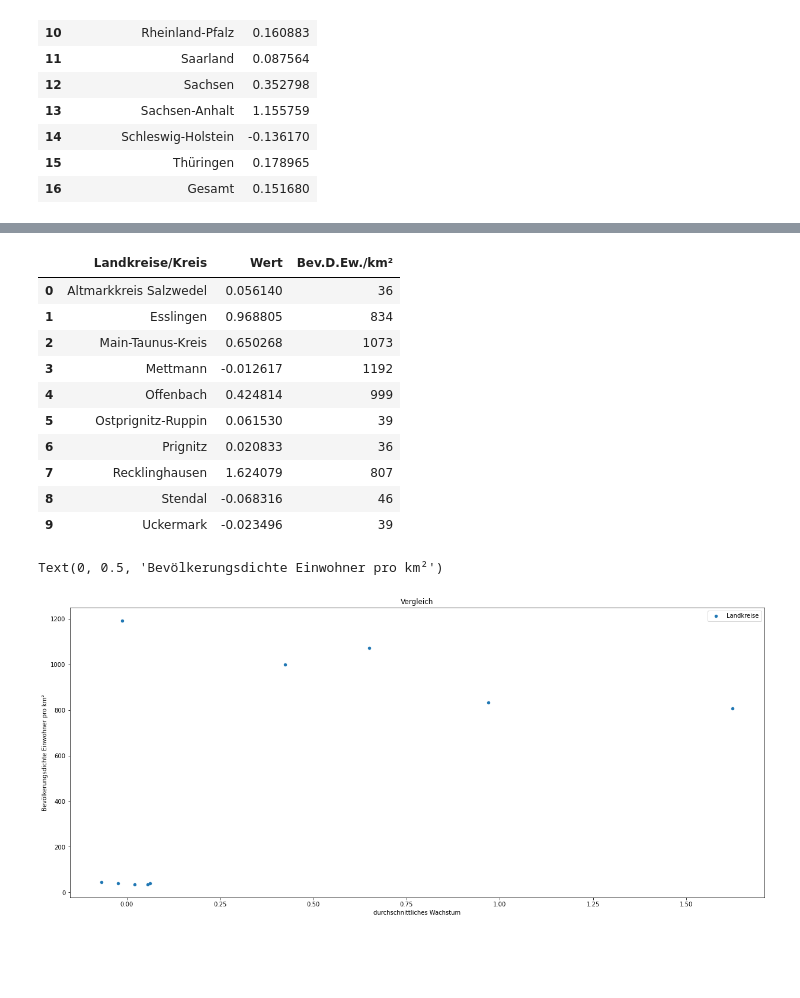
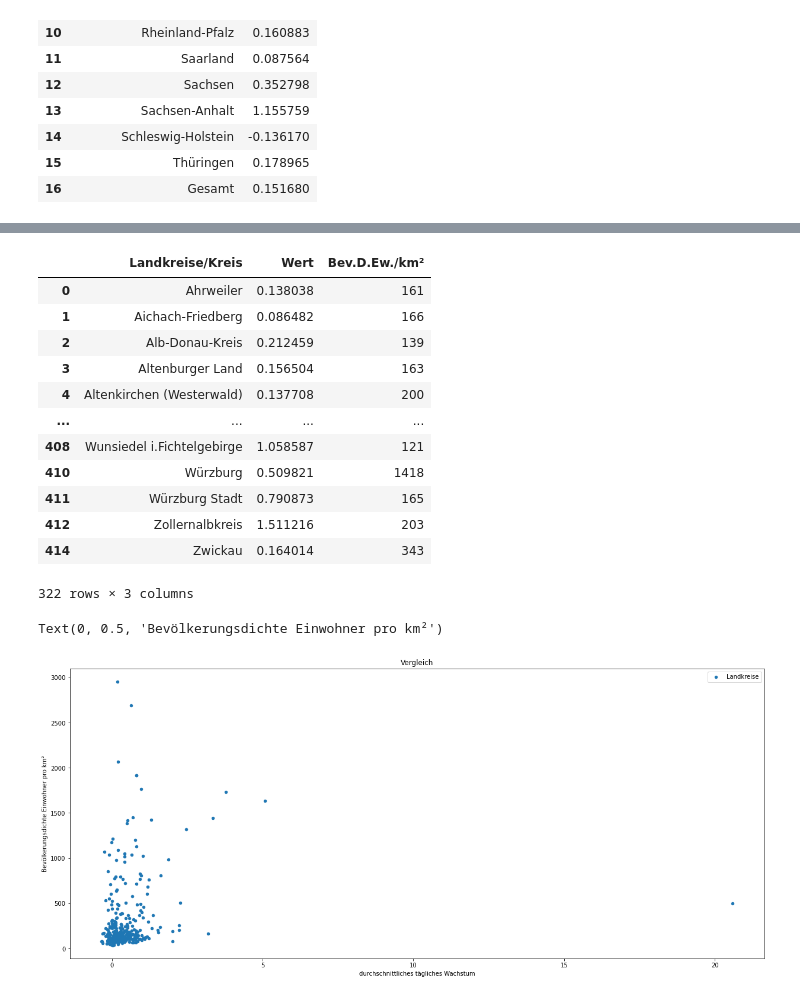
Before and after one commit to Jubo30/Data-Science-Project, a Jupyter notebook: Täglicher Zuwachs Deutschland.ipynb, the cells around one changed output, grey strips where cells are left out. Saved outputs shown, nothing was run; the diff lists cells and outputs as text; code cells hidden in the pictures; blank space fills up the shorter version.

```diff
--- a/Täglicher Zuwachs Deutschland.ipynb
+++ b/Täglicher Zuwachs Deutschland.ipynb
@@ -982,14 +983,21 @@ See the caveats in the documentation: https://pandas.pydata.org/pandas-docs/stab
 | 22000 | Stendal | 105 | 93.7651 | 6 | 5.358 | 2020-05-08 | ... |
 | 21967 | Stendal | 106 | 94.6581 | 6 | 5.358 | 2020-05-18 | ... |
 | 21939 | Stendal | 107 | 95.5511 | 6 | 5.358 | 2020-06-05 | ... |
-# %%
-dichte = pd.read_csv('dichte.csv')
-dichte = dichte.drop(columns = ['KrS','UZ','BL','Kreissitz','Einw.','Fl.in km²','Karte'])
-dichteU = pd.DataFrame(columns= ['Landkreis/Kreis','Bev.D.Ew./km²'])
-
-for j in arraykreise:
-    dichteU = dichteU.append(dichte.loc[dichte['Landkreis/Kreis'] == j])
-
-dichteU = dichteU.reset_index()
-dichteU = dichteU.drop(columns = 'index')
-dichteU['Bev.D.Ew./km²'] = dichteU['Bev.D.Ew./km²'].astype(int)
+# %%
+dichte = pd.read_excel('A_BevDichte_Kreise.xlsx')
+dichte = dichte.drop(columns = ['Kennziffer','Thünen-Typ'])
+dichte = dichte.sort_values(by=['Name'])
+dichte = dichte.reset_index()
+dichte = dichte.drop(columns = 'index')
+
+name = ' Stadt'
+
+for j in range(len(dichte)):
+    if j == 401:
+        break
+    else:
+        if dichte['Name'][j] == dichte['Name'][j+1]:
+            if dichte['Bevölkerungsdichte 2014'][j] > dichte['Bevölkerungsdichte 2014'][j+1]:
+                dichte['Name'][j+1] = dichte['Name'][j+1] + name
+            else:
+                dichte['Name'][j] = dichte['Name'][j] + name
@@ -995,0 +1013,11 @@ dichteU['Bev.D.Ew./km²'] = dichteU['Bev.D.Ew./km²'].astype(int)
+# %%
+dichteU = pd.DataFrame(columns= ['Landkreis/Kreis','Bev.D.Ew./km²'])
+dichteU['Landkreis/Kreis'] = arraykreise
+dichteU = dichteU.fillna(0)
+
+for i in range(len(dichte)):
+    for j in range(len(arraykreise)):
+        if arraykreise[j] == dichte['Name'][i]:
+            dichteU['Bev.D.Ew./km²'][j] = dichte['Bevölkerungsdichte 2014'][i]
+
+dichteU.head()
@@ -997,26 +1035,29 @@ dichteU['Bev.D.Ew./km²'] = dichteU['Bev.D.Ew./km²'].astype(int)
 t = {'Landkreise/Kreis':arraykreise,'Wert':durchschnittlicheswachstum}
 abc = pd.DataFrame(t)
 abc['Bev.D.Ew./km²'] = dichteU['Bev.D.Ew./km²'].astype(int)
+abc = abc[abc['Bev.D.Ew./km²'] != 0]
 abc
 # %% [output]
 |  | Landkreise/Kreis | Wert | Bev.D.Ew./km² |
-| 0 | Altmarkkreis Salzwedel | 0.056140 | 36 |
-| 1 | Esslingen | 0.968805 | 834 |
-| 2 | Main-Taunus-Kreis | 0.650268 | 1073 |
-| 3 | Mettmann | -0.012617 | 1192 |
-| 4 | Offenbach | 0.424814 | 999 |
-| 5 | Ostprignitz-Ruppin | 0.061530 | 39 |
-| 6 | Prignitz | 0.020833 | 36 |
-| 7 | Recklinghausen | 1.624079 | 807 |
-| 8 | Stendal | -0.068316 | 46 |
-| 9 | Uckermark | -0.023496 | 39 |
+| 0 | Ahrweiler | 0.138038 | 161 |
+| 1 | Aichach-Friedberg | 0.086482 | 166 |
+| 2 | Alb-Donau-Kreis | 0.212459 | 139 |
+| 3 | Altenburger Land | 0.156504 | 163 |
+| 4 | Altenkirchen (Westerwald) | 0.137708 | 200 |
+| ... | ... | ... | ... |
+| 408 | Wunsiedel i.Fichtelgebirge | 1.058587 | 121 |
+| 410 | Würzburg | 0.509821 | 1418 |
+| 411 | Würzburg Stadt | 0.790873 | 165 |
+| 412 | Zollernalbkreis | 1.511216 | 203 |
+| 414 | Zwickau | 0.164014 | 343 |
+322 rows × 3 columns
 # %%
 ax = plt.gca()
 abc.plot(kind='scatter', x = 'Wert', y= 'Bev.D.Ew./km²', ax=ax, label="Landkreise")
 
 ax.set_title('Vergleich')
-ax.set_xlabel('durchschnittliches Wachstum')
+ax.set_xlabel('durchschnittliches tägliches Wachstum')
 ax.set_ylabel('Bevölkerungsdichte Einwohner pro km²')
 # %% [output]
 Text(0, 0.5, 'Bevölkerungsdichte Einwohner pro km²')
-[figure, old version]
+[figure, new version]
```
Also changed, not shown: parts of 14 cells of this notebook, 1 other file.
